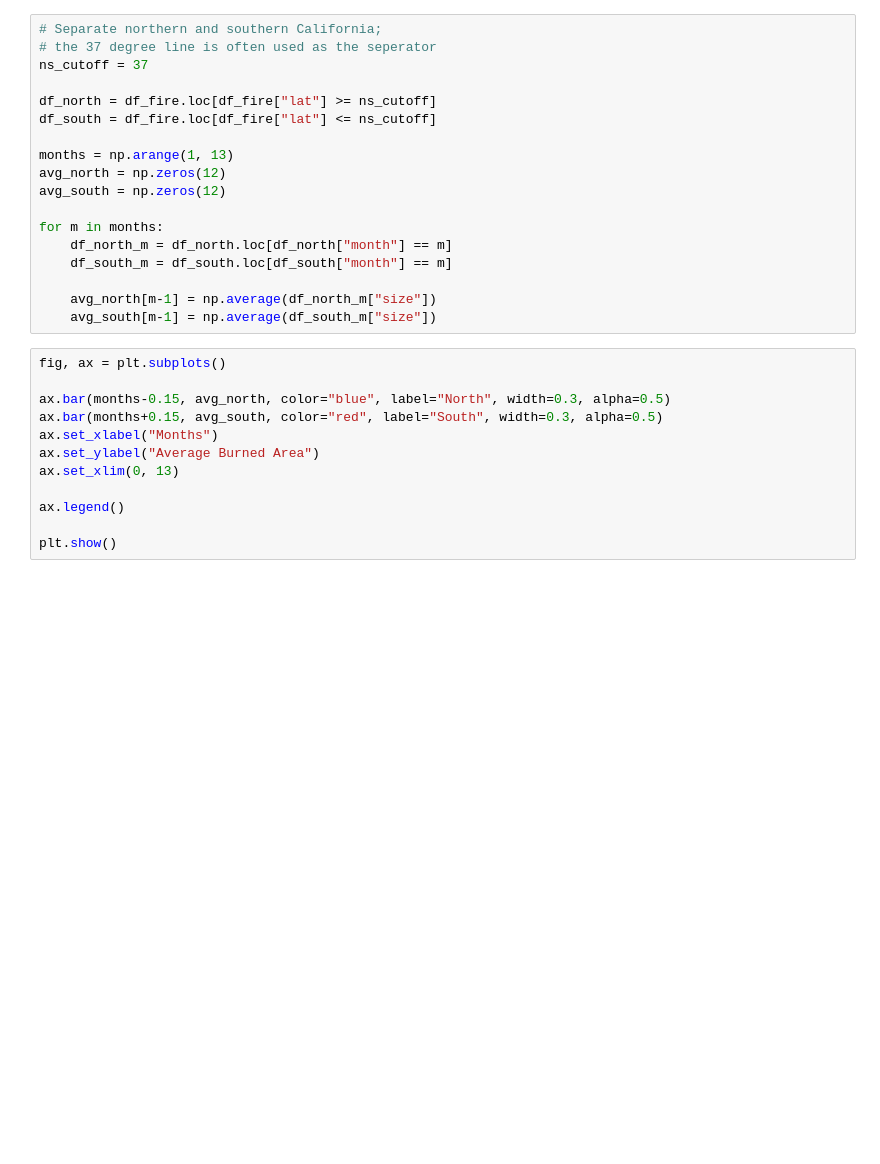
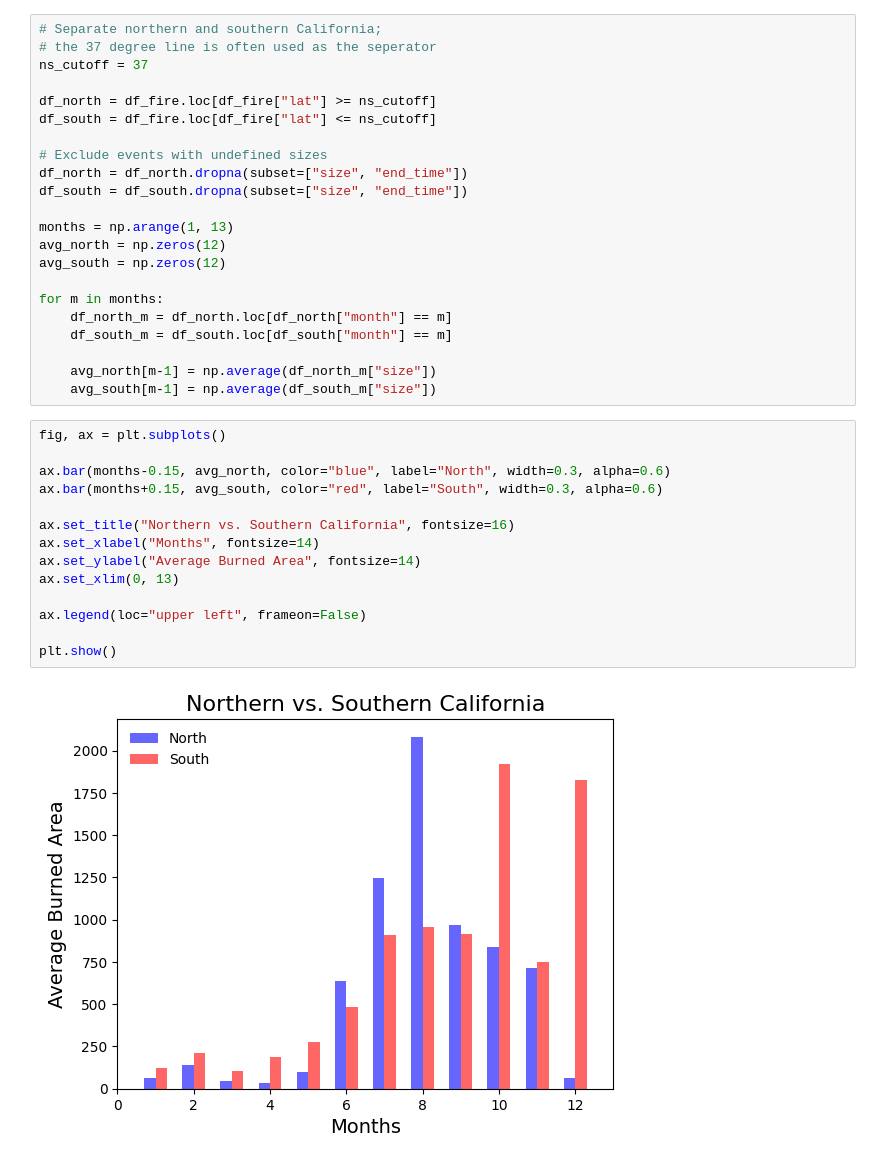
Before and after one commit to kcwongaz/ust-wildfire, a Jupyter notebook: notebooks/2_preliminary_california.ipynb, the cells around one changed output. Cells and saved outputs as stored; diff of their text form; blank space fills up the shorter version.

```diff
--- a/notebooks/2_preliminary_california.ipynb
+++ b/notebooks/2_preliminary_california.ipynb
@@ -120,6 +136,10 @@ ns_cutoff = 37
 
 df_north = df_fire.loc[df_fire["lat"] >= ns_cutoff]
 df_south = df_fire.loc[df_fire["lat"] <= ns_cutoff]
+
+# Exclude events with undefined sizes
+df_north = df_north.dropna(subset=["size", "end_time"])
+df_south = df_south.dropna(subset=["size", "end_time"])
 
 months = np.arange(1, 13)
 avg_north = np.zeros(12)
@@ -134,12 +154,16 @@ for m in months:
 # %%
 fig, ax = plt.subplots()
 
-ax.bar(months-0.15, avg_north, color="blue", label="North", width=0.3, alpha=0.5)
-ax.bar(months+0.15, avg_south, color="red", label="South", width=0.3, alpha=0.5)
-ax.set_xlabel("Months")
-ax.set_ylabel("Average Burned Area")
+ax.bar(months-0.15, avg_north, color="blue", label="North", width=0.3, alpha=0.6)
+ax.bar(months+0.15, avg_south, color="red", label="South", width=0.3, alpha=0.6)
+
+ax.set_title("Northern vs. Southern California", fontsize=16)
+ax.set_xlabel("Months", fontsize=14)
+ax.set_ylabel("Average Burned Area", fontsize=14)
 ax.set_xlim(0, 13)
 
-ax.legend()
+ax.legend(loc="upper left", frameon=False)
 
 plt.show()
+# %% [output]
+[figure, added]
```
Also changed, not shown: parts of 11 cells of this notebook, 2 other files.
